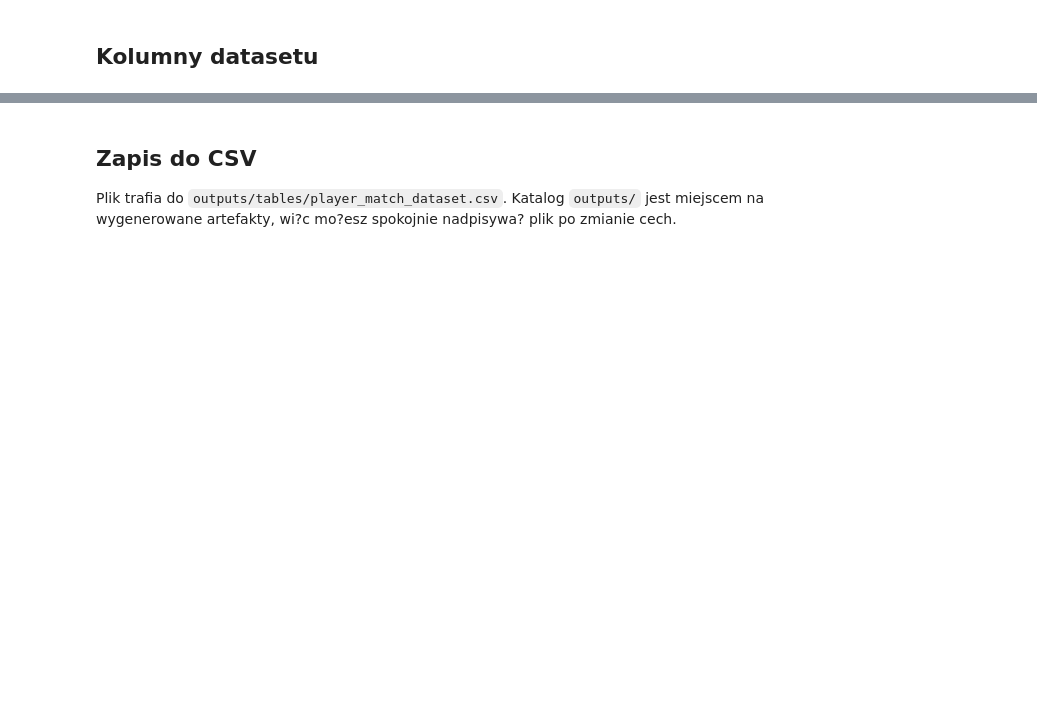
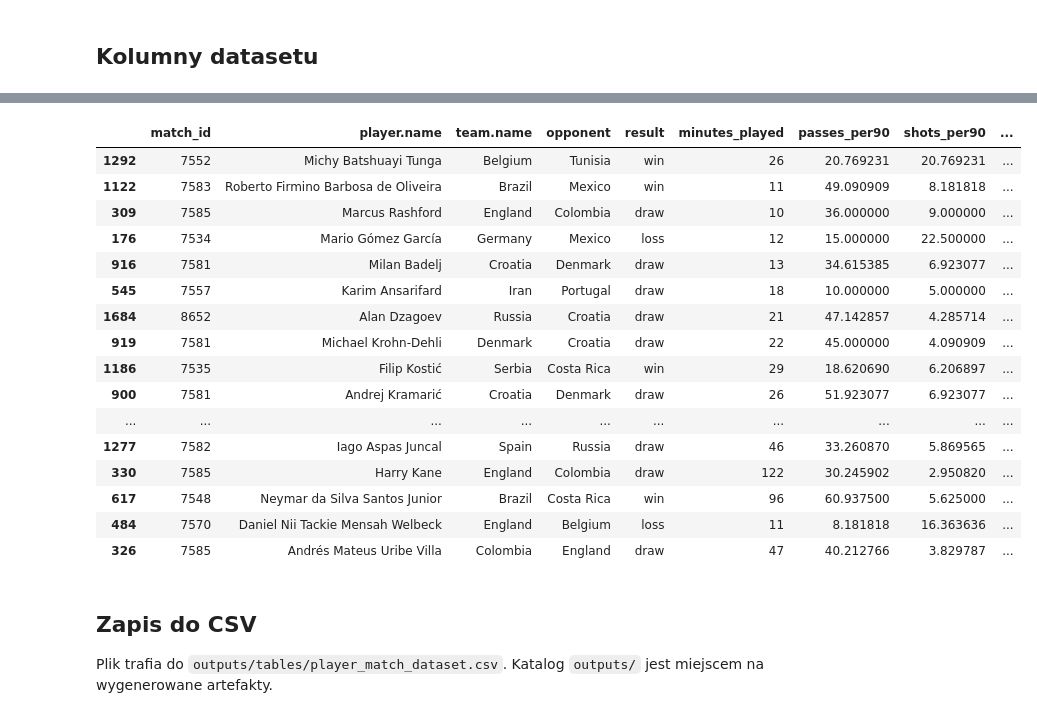
Before and after one commit to mkoczkodaj/MGR_MK, a Jupyter notebook: notebooks/01_dataset_wszyscy_zawodnicy.ipynb, the cells around one changed output, grey strips where cells are left out. Cells and saved outputs as stored; diff of their text form; code cells hidden in the pictures; blank space fills up the shorter version.

```diff
--- a/notebooks/01_dataset_wszyscy_zawodnicy.ipynb
+++ b/notebooks/01_dataset_wszyscy_zawodnicy.ipynb
@@ -104,23 +184,41 @@ player_match_dataset.groupby("team.name").agg(
 # %%
 player_match_dataset[
     [
         "match_id",
         "player.name",
         "team.name",
         "opponent",
         "result",
         "minutes_played",
         "passes_per90",
         "shots_per90",
         "total_xg_per90",
         "team_momentum",
         "team_xg",
     ]
-].sort_values("total_xg_per90", ascending=False).head(15)
+].sort_values("total_xg_per90", ascending=False).head(25)
+# %% [output]
+|  | match_id | player.name | team.name | opponent | result | minutes_played | passes_per90 | shots_per90 | ... |
+| 1292 | 7552 | Michy Batshuayi Tunga | Belgium | Tunisia | win | 26 | 20.769231 | 20.769231 | ... |
+| 1122 | 7583 | Roberto Firmino Barbosa de Oliveira | Brazil | Mexico | win | 11 | 49.090909 | 8.181818 | ... |
+| 309 | 7585 | Marcus Rashford | England | Colombia | draw | 10 | 36.000000 | 9.000000 | ... |
+| 176 | 7534 | Mario Gómez García | Germany | Mexico | loss | 12 | 15.000000 | 22.500000 | ... |
+| 916 | 7581 | Milan Badelj | Croatia | Denmark | draw | 13 | 34.615385 | 6.923077 | ... |
+| 545 | 7557 | Karim Ansarifard | Iran | Portugal | draw | 18 | 10.000000 | 5.000000 | ... |
+| 1684 | 8652 | Alan Dzagoev | Russia | Croatia | draw | 21 | 47.142857 | 4.285714 | ... |
+| 919 | 7581 | Michael Krohn-Dehli | Denmark | Croatia | draw | 22 | 45.000000 | 4.090909 | ... |
+| 1186 | 7535 | Filip Kostić | Serbia | Costa Rica | win | 29 | 18.620690 | 6.206897 | ... |
+| 900 | 7581 | Andrej Kramarić | Croatia | Denmark | draw | 26 | 51.923077 | 6.923077 | ... |
+| ... | ... | ... | ... | ... | ... | ... | ... | ... | ... |
+| 1277 | 7582 | Iago Aspas Juncal | Spain | Russia | draw | 46 | 33.260870 | 5.869565 | ... |
+| 330 | 7585 | Harry Kane | England | Colombia | draw | 122 | 30.245902 | 2.950820 | ... |
+| 617 | 7548 | Neymar da Silva Santos Junior | Brazil | Costa Rica | win | 96 | 60.937500 | 5.625000 | ... |
+| 484 | 7570 | Daniel Nii Tackie Mensah Welbeck | England | Belgium | loss | 11 | 8.181818 | 16.363636 | ... |
+| 326 | 7585 | Andrés Mateus Uribe Villa | Colombia | England | draw | 47 | 40.212766 | 3.829787 | ... |
 # %% [markdown]
 ## Zapis do CSV
 
-Plik trafia do `outputs/tables/player_match_dataset.csv`. Katalog `outputs/` jest miejscem na wygenerowane artefakty, wi?c mo?esz spokojnie nadpisywa? plik po zmianie cech.
+Plik trafia do `outputs/tables/player_match_dataset.csv`. Katalog `outputs/` jest miejscem na wygenerowane artefakty.
 # %%
 OUTPUT_PATH.parent.mkdir(parents=True, exist_ok=True)
 player_match_dataset.to_csv(OUTPUT_PATH, index=False, encoding="utf-8")
```
Also changed, not shown: parts of 16 cells of this notebook, 3 other files.
